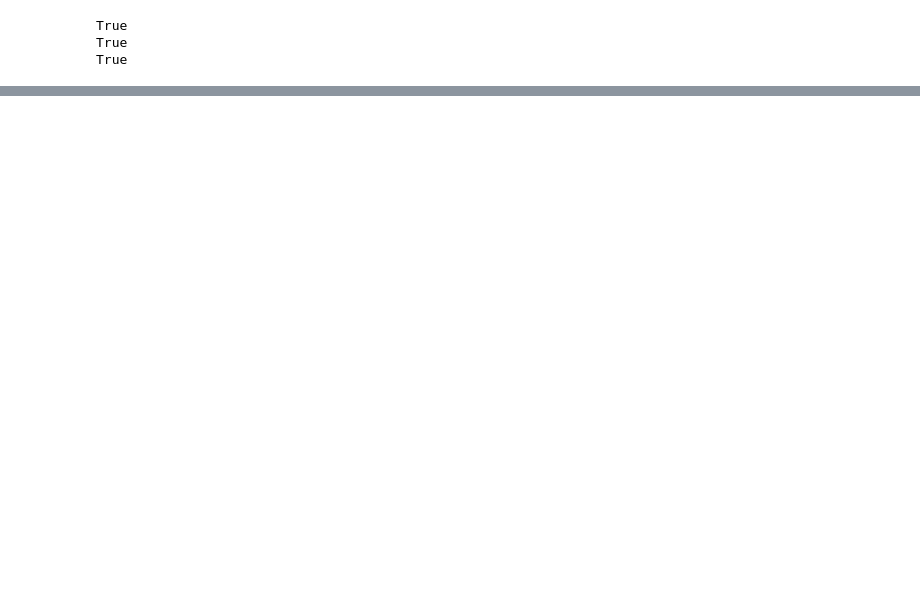
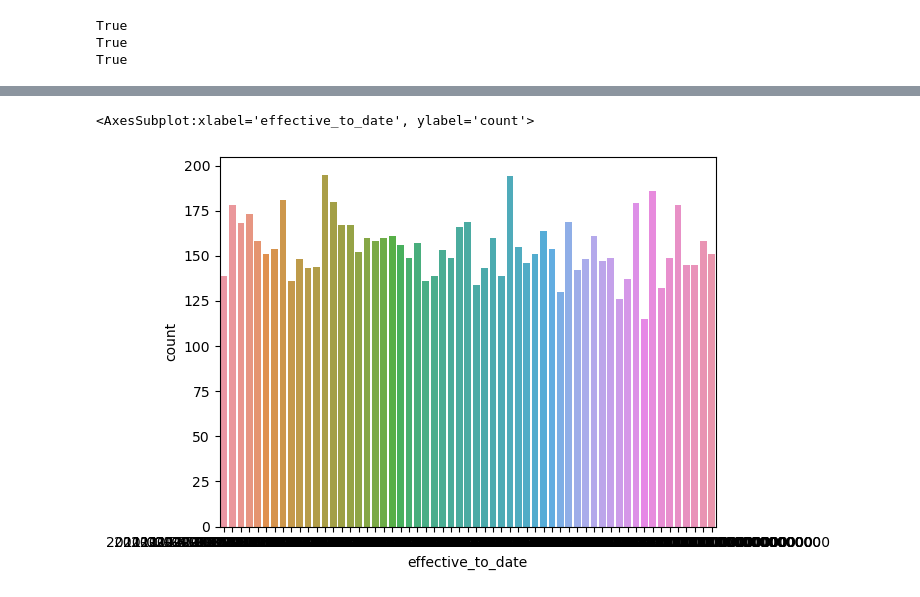
Before and after one commit to fabio1623/lab-cleaning-categorical-data, a Jupyter notebook: solution.ipynb, the cells around one changed output, grey strips where cells are left out. Saved outputs shown, nothing was run; the diff lists cells and outputs as text; code cells hidden in the pictures; blank space fills up the shorter version.

Commit message:
Add Feature Extraction lab

```diff
--- a/solution.ipynb
+++ b/solution.ipynb
@@ -195,0 +292,8 @@ True
+# %%
+# 4. Plot time variable. Can you extract something from it?
+
+plt.figure('effective_to_date')
+sns.countplot(x='effective_to_date', data=customer_df)
+# %% [output]
+<AxesSubplot:xlabel='effective_to_date', ylabel='count'>
+[figure, added]
```
Also changed, not shown: parts of 25 cells of this notebook.
